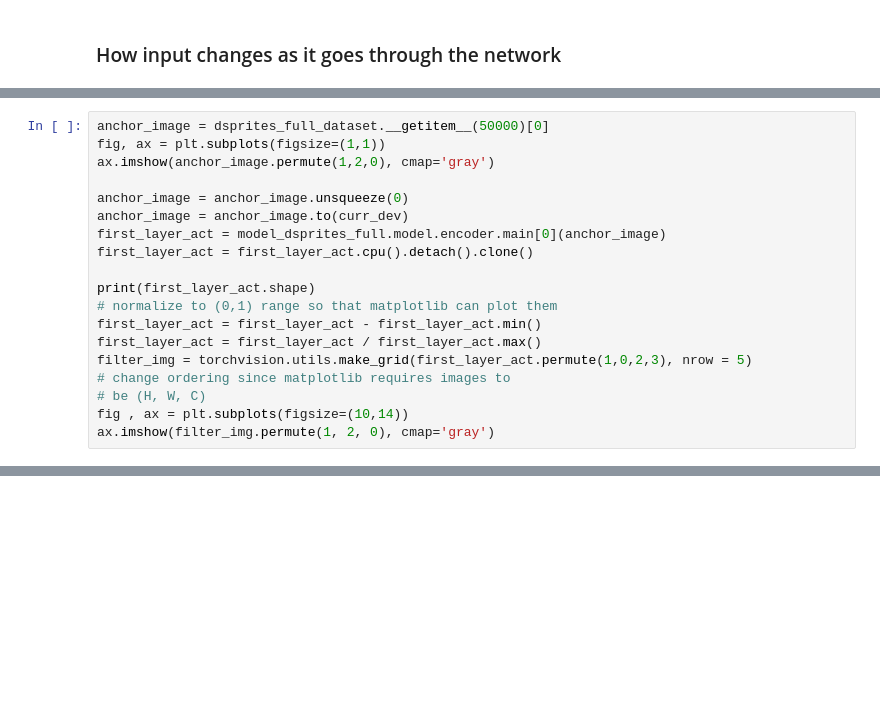
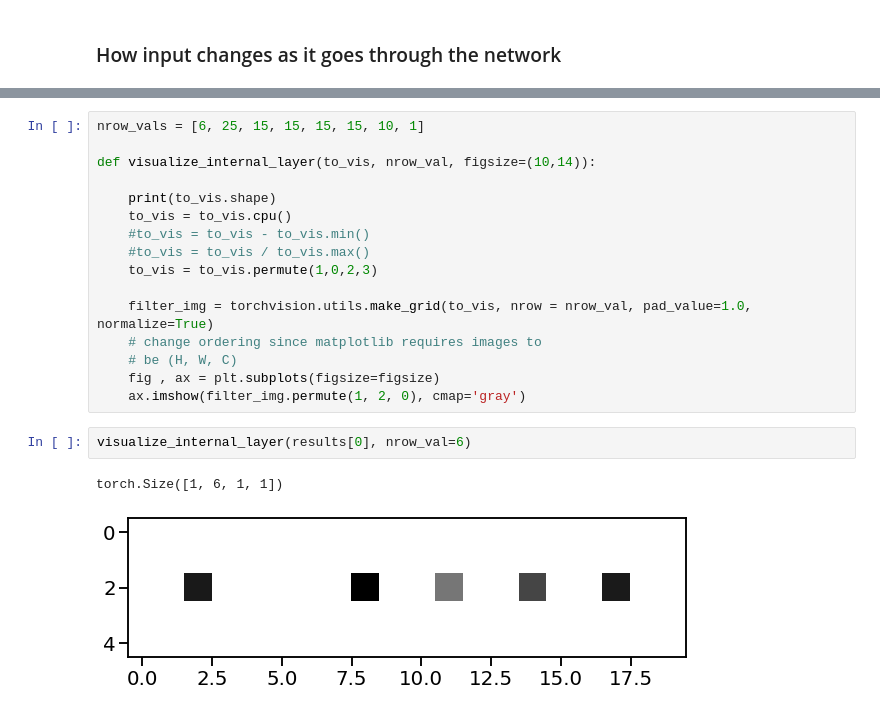
Before and after one commit to muhammadyaseen/vae-disentanglement, a Jupyter notebook: Filter_And_Model_Internals_Investigation.ipynb, the cells around one changed output, grey strips where cells are left out. Cells and saved outputs as stored; diff of their text form; blank space fills up the shorter version.

```diff
--- a/Filter_And_Model_Internals_Investigation.ipynb
+++ b/Filter_And_Model_Internals_Investigation.ipynb
@@ -161,19 +161,0 @@ torch.Size([1, 1, 32, 32])
-# %%
-anchor_image = dsprites_full_dataset.__getitem__(50000)[0]
-fig, ax = plt.subplots(figsize=(1,1))
-ax.imshow(anchor_image.permute(1,2,0), cmap='gray')
-
-anchor_image = anchor_image.unsqueeze(0)
-anchor_image = anchor_image.to(curr_dev)
-first_layer_act = model_dsprites_full.model.encoder.main[0](anchor_image)
-first_layer_act = first_layer_act.cpu().detach().clone()
-
-print(first_layer_act.shape)
-# normalize to (0,1) range so that matplotlib can plot them
-first_layer_act = first_layer_act - first_layer_act.min()
-first_layer_act = first_layer_act / first_layer_act.max()
-filter_img = torchvision.utils.make_grid(first_layer_act.permute(1,0,2,3), nrow = 5)
-# change ordering since matplotlib requires images to
-# be (H, W, C)
-fig , ax = plt.subplots(figsize=(10,14))
-ax.imshow(filter_img.permute(1, 2, 0), cmap='gray')
@@ -207,0 +228,21 @@ torch.Size([1, 2, 1, 1])
+# %%
+nrow_vals = [6, 25, 15, 15, 15, 15, 10, 1]
+
+def visualize_internal_layer(to_vis, nrow_val, figsize=(10,14)):
+
+    print(to_vis.shape)
+    to_vis = to_vis.cpu()
+    #to_vis = to_vis - to_vis.min()
+    #to_vis = to_vis / to_vis.max()
+    to_vis = to_vis.permute(1,0,2,3)
+
+    filter_img = torchvision.utils.make_grid(to_vis, nrow = nrow_val, pad_value=1.0, normalize=True)
+    # change ordering since matplotlib requires images to
+    # be (H, W, C)
+    fig , ax = plt.subplots(figsize=figsize)
+    ax.imshow(filter_img.permute(1, 2, 0), cmap='gray')
+# %%
+visualize_internal_layer(results[0], nrow_val=6)
+# %% [output]
+torch.Size([1, 6, 1, 1])
+[figure, added]
```
Also changed, not shown: parts of 18 cells of this notebook, 13 other files.
